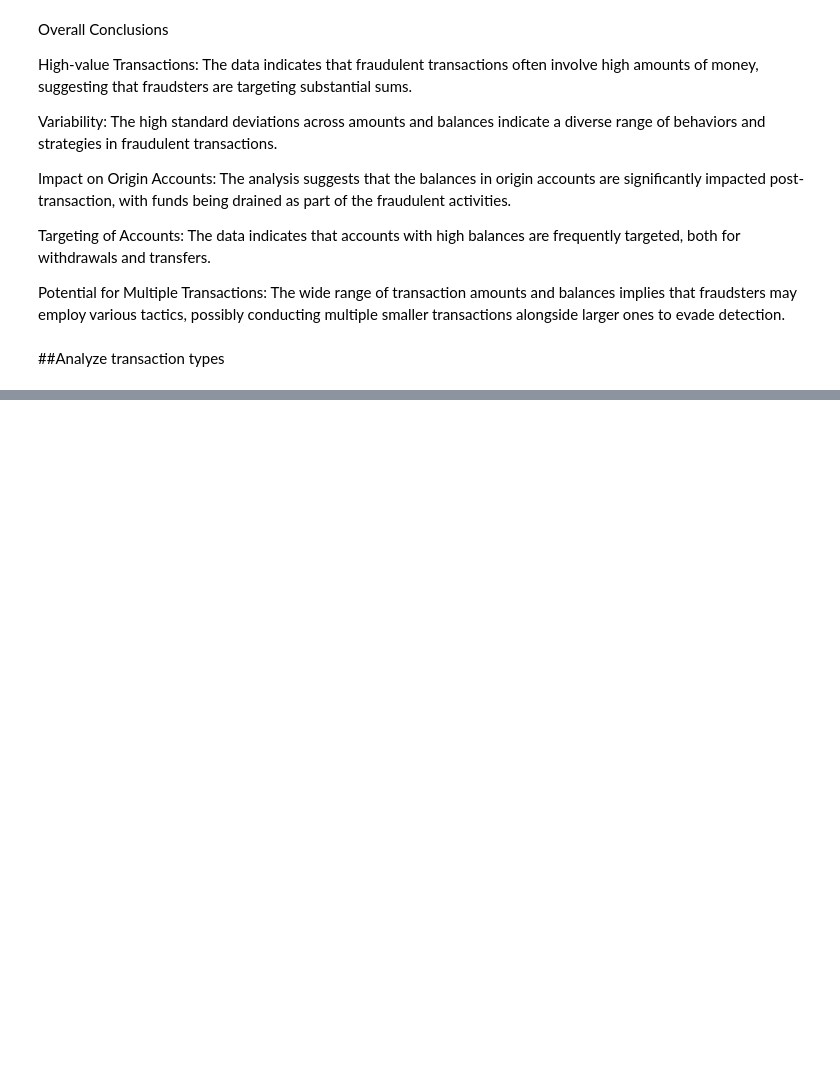
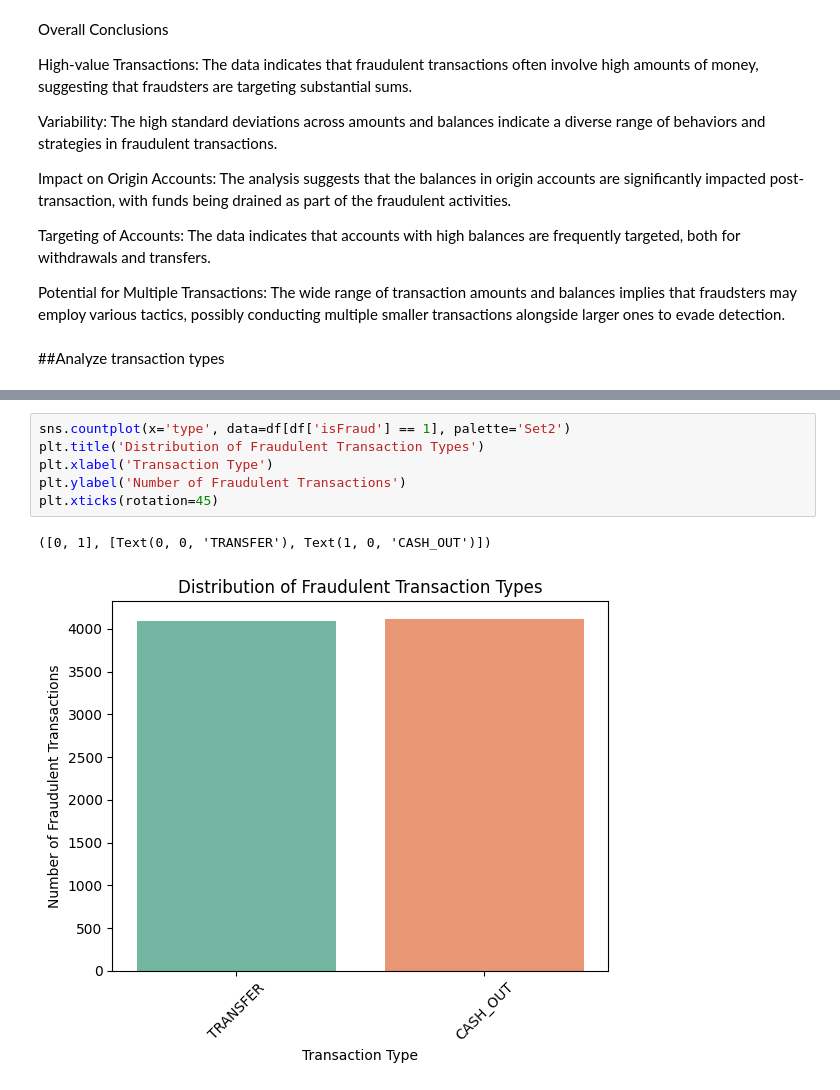
Before and after one commit to viktoruebelhart/analyzing-financial-fraud, a Jupyter notebook: analyzing_financial_fraud.ipynb, the cells around one changed output, grey strips where cells are left out. Drawn from its saved outputs; the diff is of its cells as text; blank space fills up the shorter version.

```diff
--- a/analyzing_financial_fraud.ipynb
+++ b/analyzing_financial_fraud.ipynb
@@ -407,0 +476,9 @@ Potential for Multiple Transactions: The wide range of transaction amounts and b
+# %%
+sns.countplot(x='type', data=df[df['isFraud'] == 1], palette='Set2')
+plt.title('Distribution of Fraudulent Transaction Types')
+plt.xlabel('Transaction Type')
+plt.ylabel('Number of Fraudulent Transactions')
+plt.xticks(rotation=45)
+# %% [output]
+([0, 1], [Text(0, 0, 'TRANSFER'), Text(1, 0, 'CASH_OUT')])
+[figure, added]
```
Also changed, not shown: parts of 5 cells of this notebook.
